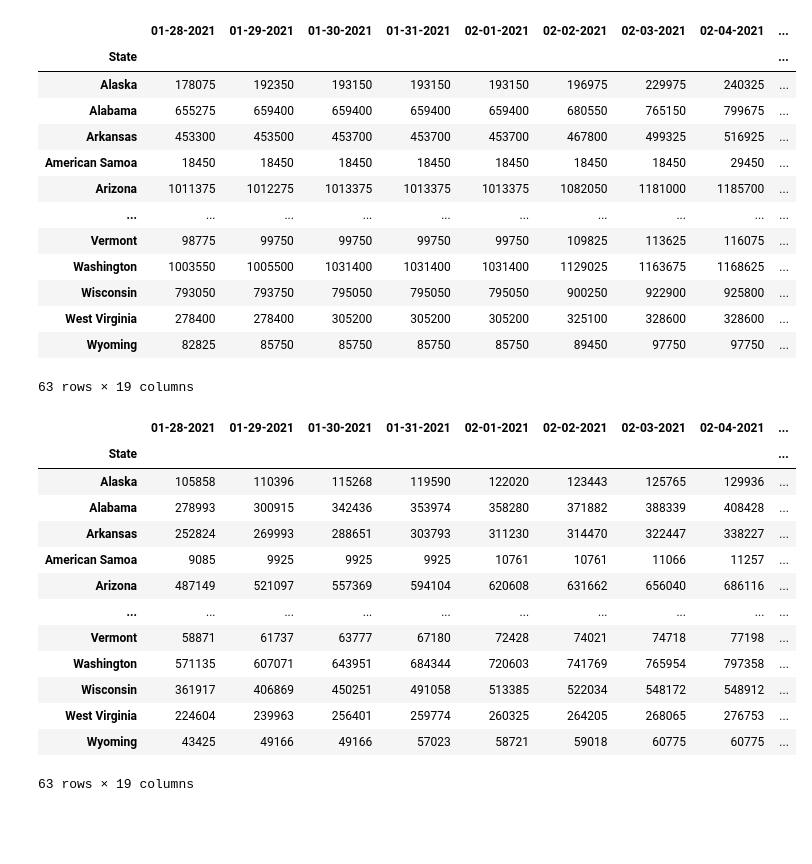
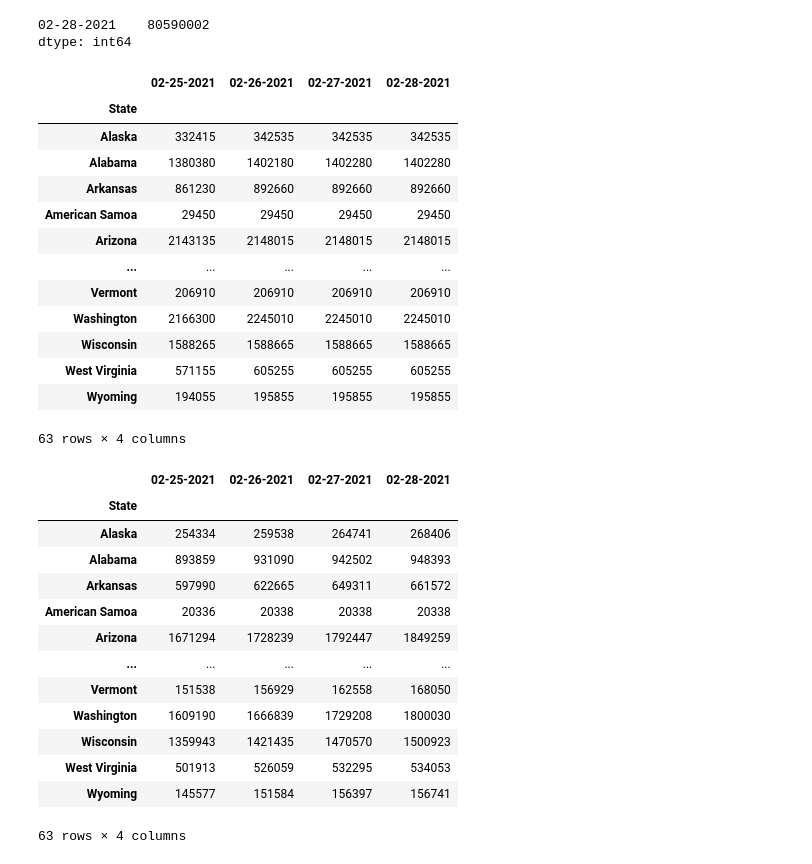
Before and after one commit to jmocay/Notebooks, a Jupyter notebook: covid19_vaccination.ipynb, the cells around one changed output. Saved outputs shown, nothing was run; the diff lists cells and outputs as text; code cells hidden in the pictures; blank space fills up the shorter version.

```diff
--- a/covid19_vaccination.ipynb
+++ b/covid19_vaccination.ipynb
@@ -11,9 +11,8 @@ def datetime_to_str2(dtime):
     return '{0}{1}{2}'.format(str(dtime.year).zfill(4), str(dtime.month).zfill(2), str(dtime.day).zfill(2))
 # datetime_to_str2(datetime.now())
 # %%
-ndays=18
-now = datetime.now()
-now = datetime.now() - timedelta(days=2)
+ndays=3
+now = datetime.now() - timedelta(days=1)
 
 cols = [
     'Total Distributed',
@@ -75,37 +97,42 @@ df
+# %%
+df.sum()
+# %% [output]
+02-28-2021    80590002
+dtype: int64
 # %%
-df = get_vaccination_timeseries(now, 'Total Distributed', ndays)
+df = get_vaccination_timeseries(now, 'Total Doses Delivered', ndays)
 df
 # %% [output]
-|  | 01-28-2021 | 01-29-2021 | 01-30-2021 | 01-31-2021 | 02-01-2021 | 02-02-2021 | 02-03-2021 | 02-04-2021 | ... |
-| State |  |  |  |  |  |  |  |  | ... |
-| Alaska | 178075 | 192350 | 193150 | 193150 | 193150 | 196975 | 229975 | 240325 | ... |
-| Alabama | 655275 | 659400 | 659400 | 659400 | 659400 | 680550 | 765150 | 799675 | ... |
-| Arkansas | 453300 | 453500 | 453700 | 453700 | 453700 | 467800 | 499325 | 516925 | ... |
-| American Samoa | 18450 | 18450 | 18450 | 18450 | 18450 | 18450 | 18450 | 29450 | ... |
-| Arizona | 1011375 | 1012275 | 1013375 | 1013375 | 1013375 | 1082050 | 1181000 | 1185700 | ... |
-| ... | ... | ... | ... | ... | ... | ... | ... | ... | ... |
-| Vermont | 98775 | 99750 | 99750 | 99750 | 99750 | 109825 | 113625 | 116075 | ... |
-| Washington | 1003550 | 1005500 | 1031400 | 1031400 | 1031400 | 1129025 | 1163675 | 1168625 | ... |
-| Wisconsin | 793050 | 793750 | 795050 | 795050 | 795050 | 900250 | 922900 | 925800 | ... |
-| West Virginia | 278400 | 278400 | 305200 | 305200 | 305200 | 325100 | 328600 | 328600 | ... |
-| Wyoming | 82825 | 85750 | 85750 | 85750 | 85750 | 89450 | 97750 | 97750 | ... |
+|  | 02-25-2021 | 02-26-2021 | 02-27-2021 | 02-28-2021 |
+| State |  |  |  |  |
+| Alaska | 332415 | 342535 | 342535 | 342535 |
+| Alabama | 1380380 | 1402180 | 1402280 | 1402280 |
+| Arkansas | 861230 | 892660 | 892660 | 892660 |
+| American Samoa | 29450 | 29450 | 29450 | 29450 |
+| Arizona | 2143135 | 2148015 | 2148015 | 2148015 |
+| ... | ... | ... | ... | ... |
+| Vermont | 206910 | 206910 | 206910 | 206910 |
+| Washington | 2166300 | 2245010 | 2245010 | 2245010 |
+| Wisconsin | 1588265 | 1588665 | 1588665 | 1588665 |
+| West Virginia | 571155 | 605255 | 605255 | 605255 |
+| Wyoming | 194055 | 195855 | 195855 | 195855 |
-63 rows × 19 columns
+63 rows × 4 columns
 # %%
-df = get_vaccination_timeseries(now, 'Total Administered', ndays)
+df = get_vaccination_timeseries(now, 'Total Doses Administered by State where Administered', ndays)
 df
 # %% [output]
-|  | 01-28-2021 | 01-29-2021 | 01-30-2021 | 01-31-2021 | 02-01-2021 | 02-02-2021 | 02-03-2021 | 02-04-2021 | ... |
-| State |  |  |  |  |  |  |  |  | ... |
-| Alaska | 105858 | 110396 | 115268 | 119590 | 122020 | 123443 | 125765 | 129936 | ... |
-| Alabama | 278993 | 300915 | 342436 | 353974 | 358280 | 371882 | 388339 | 408428 | ... |
-| Arkansas | 252824 | 269993 | 288651 | 303793 | 311230 | 314470 | 322447 | 338227 | ... |
-| American Samoa | 9085 | 9925 | 9925 | 9925 | 10761 | 10761 | 11066 | 11257 | ... |
-| Arizona | 487149 | 521097 | 557369 | 594104 | 620608 | 631662 | 656040 | 686116 | ... |
-| ... | ... | ... | ... | ... | ... | ... | ... | ... | ... |
-| Vermont | 58871 | 61737 | 63777 | 67180 | 72428 | 74021 | 74718 | 77198 | ... |
-| Washington | 571135 | 607071 | 643951 | 684344 | 720603 | 741769 | 765954 | 797358 | ... |
-| Wisconsin | 361917 | 406869 | 450251 | 491058 | 513385 | 522034 | 548172 | 548912 | ... |
-| West Virginia | 224604 | 239963 | 256401 | 259774 | 260325 | 264205 | 268065 | 276753 | ... |
-| Wyoming | 43425 | 49166 | 49166 | 57023 | 58721 | 59018 | 60775 | 60775 | ... |
+|  | 02-25-2021 | 02-26-2021 | 02-27-2021 | 02-28-2021 |
+| State |  |  |  |  |
+| Alaska | 254334 | 259538 | 264741 | 268406 |
+| Alabama | 893859 | 931090 | 942502 | 948393 |
+| Arkansas | 597990 | 622665 | 649311 | 661572 |
+| American Samoa | 20336 | 20338 | 20338 | 20338 |
+| Arizona | 1671294 | 1728239 | 1792447 | 1849259 |
+| ... | ... | ... | ... | ... |
+| Vermont | 151538 | 156929 | 162558 | 168050 |
+| Washington | 1609190 | 1666839 | 1729208 | 1800030 |
+| Wisconsin | 1359943 | 1421435 | 1470570 | 1500923 |
+| West Virginia | 501913 | 526059 | 532295 | 534053 |
+| Wyoming | 145577 | 151584 | 156397 | 156741 |
-63 rows × 19 columns
+63 rows × 4 columns
 # %%
```
Also changed, not shown: parts of 15 cells of this notebook, 10 other files.
